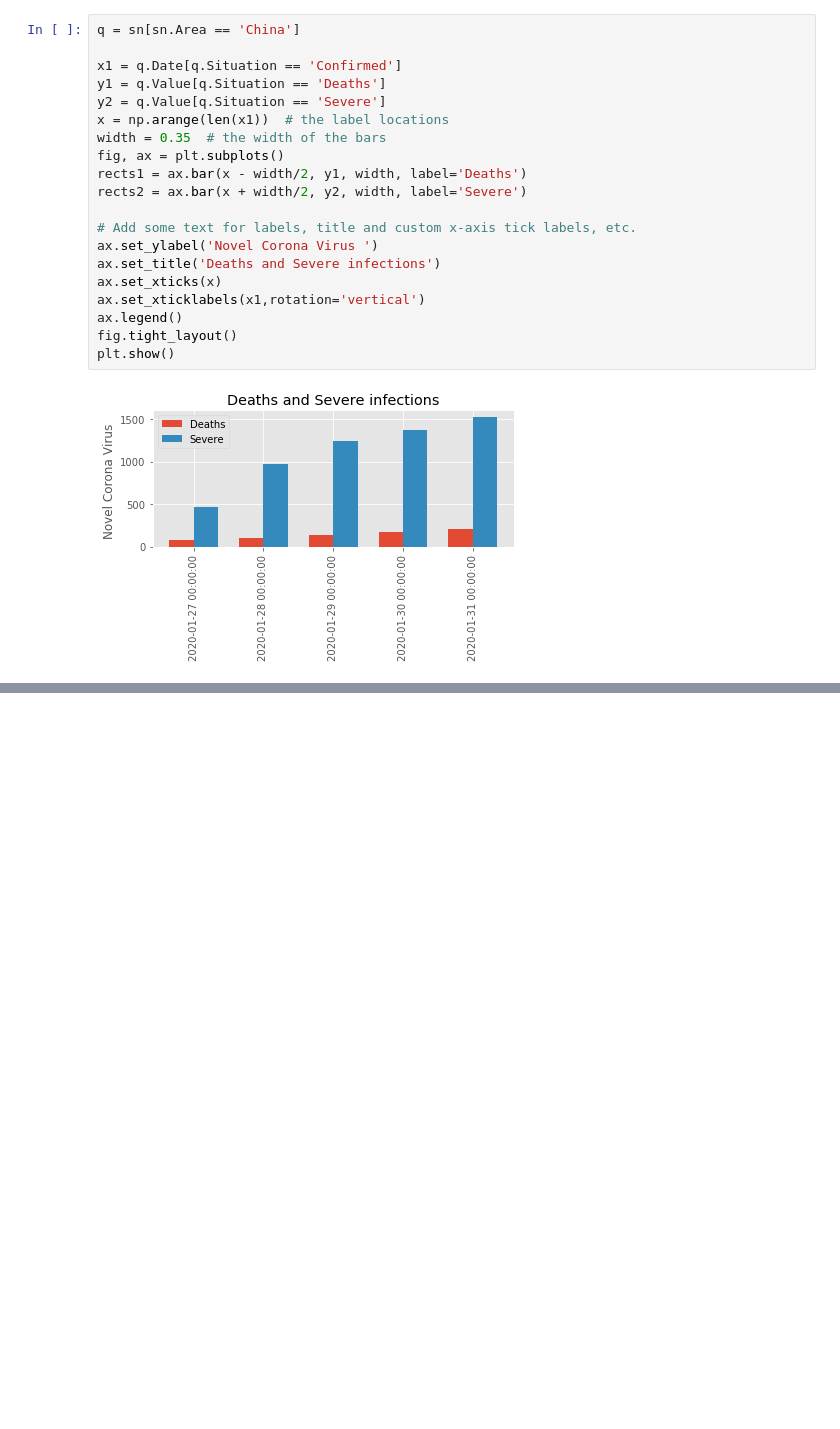
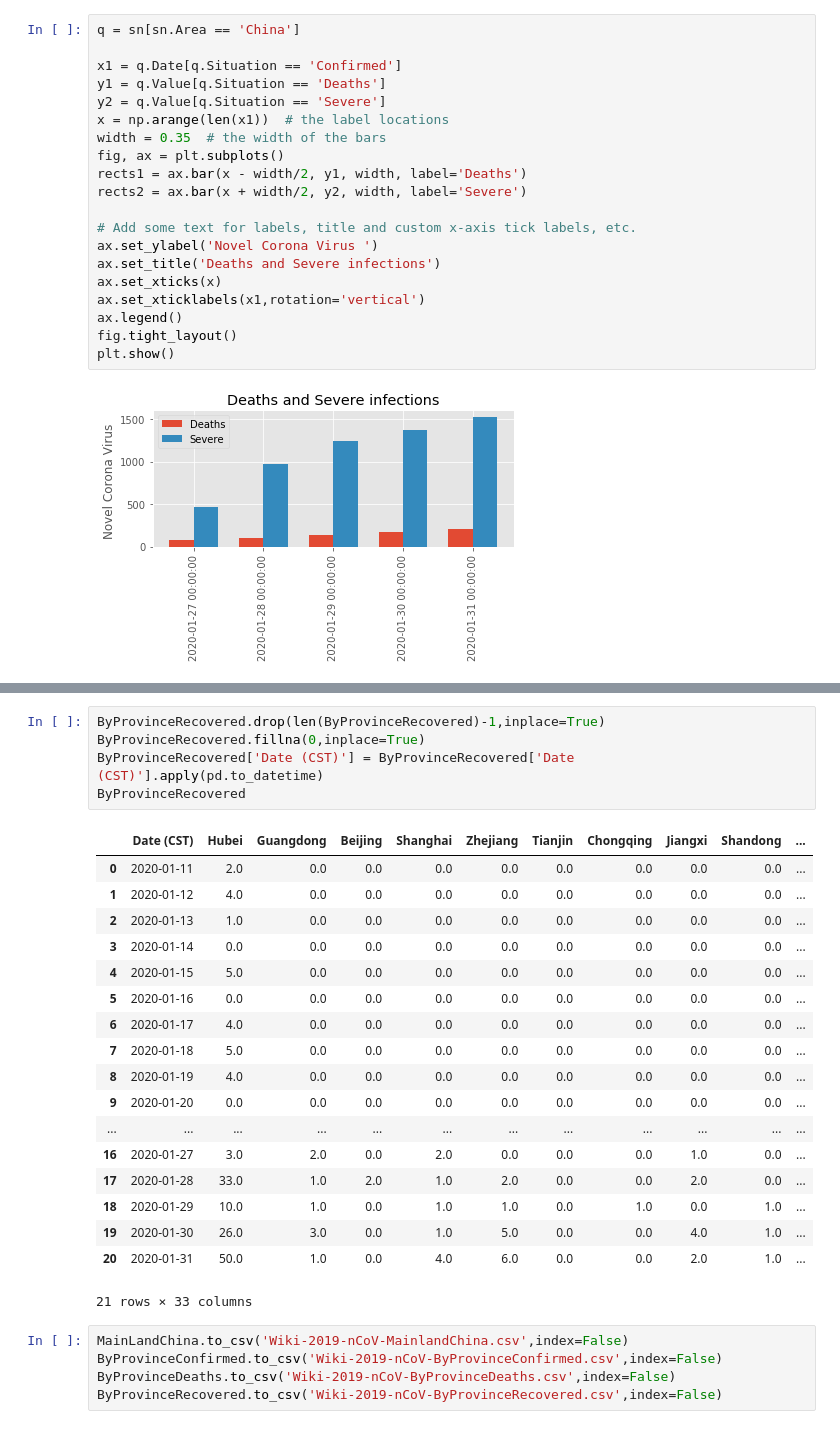
Before and after one commit to lxrocks/2019-nCoV, a Jupyter notebook: CoronaVirusData.ipynb, the cells around one changed output, grey strips where cells are left out. Cells and saved outputs as stored; diff of their text form; blank space fills up the shorter version.

```diff
--- a/CoronaVirusData.ipynb
+++ b/CoronaVirusData.ipynb
@@ -185,0 +200,29 @@ plt.show()
+# %%
+ByProvinceRecovered.drop(len(ByProvinceRecovered)-1,inplace=True)
+ByProvinceRecovered.fillna(0,inplace=True)
+ByProvinceRecovered['Date (CST)'] = ByProvinceRecovered['Date (CST)'].apply(pd.to_datetime)
+ByProvinceRecovered
+# %% [output]
+|  | Date (CST) | Hubei | Guangdong | Beijing | Shanghai | Zhejiang | Tianjin | Chongqing | Jiangxi | Shandong | ... |
+| 0 | 2020-01-11 | 2.0 | 0.0 | 0.0 | 0.0 | 0.0 | 0.0 | 0.0 | 0.0 | 0.0 | ... |
+| 1 | 2020-01-12 | 4.0 | 0.0 | 0.0 | 0.0 | 0.0 | 0.0 | 0.0 | 0.0 | 0.0 | ... |
+| 2 | 2020-01-13 | 1.0 | 0.0 | 0.0 | 0.0 | 0.0 | 0.0 | 0.0 | 0.0 | 0.0 | ... |
+| 3 | 2020-01-14 | 0.0 | 0.0 | 0.0 | 0.0 | 0.0 | 0.0 | 0.0 | 0.0 | 0.0 | ... |
+| 4 | 2020-01-15 | 5.0 | 0.0 | 0.0 | 0.0 | 0.0 | 0.0 | 0.0 | 0.0 | 0.0 | ... |
+| 5 | 2020-01-16 | 0.0 | 0.0 | 0.0 | 0.0 | 0.0 | 0.0 | 0.0 | 0.0 | 0.0 | ... |
+| 6 | 2020-01-17 | 4.0 | 0.0 | 0.0 | 0.0 | 0.0 | 0.0 | 0.0 | 0.0 | 0.0 | ... |
+| 7 | 2020-01-18 | 5.0 | 0.0 | 0.0 | 0.0 | 0.0 | 0.0 | 0.0 | 0.0 | 0.0 | ... |
+| 8 | 2020-01-19 | 4.0 | 0.0 | 0.0 | 0.0 | 0.0 | 0.0 | 0.0 | 0.0 | 0.0 | ... |
+| 9 | 2020-01-20 | 0.0 | 0.0 | 0.0 | 0.0 | 0.0 | 0.0 | 0.0 | 0.0 | 0.0 | ... |
+| ... | ... | ... | ... | ... | ... | ... | ... | ... | ... | ... | ... |
+| 16 | 2020-01-27 | 3.0 | 2.0 | 0.0 | 2.0 | 0.0 | 0.0 | 0.0 | 1.0 | 0.0 | ... |
+| 17 | 2020-01-28 | 33.0 | 1.0 | 2.0 | 1.0 | 2.0 | 0.0 | 0.0 | 2.0 | 0.0 | ... |
+| 18 | 2020-01-29 | 10.0 | 1.0 | 0.0 | 1.0 | 1.0 | 0.0 | 1.0 | 0.0 | 1.0 | ... |
+| 19 | 2020-01-30 | 26.0 | 3.0 | 0.0 | 1.0 | 5.0 | 0.0 | 0.0 | 4.0 | 1.0 | ... |
+| 20 | 2020-01-31 | 50.0 | 1.0 | 0.0 | 4.0 | 6.0 | 0.0 | 0.0 | 2.0 | 1.0 | ... |
+21 rows × 33 columns
+# %%
+MainLandChina.to_csv('Wiki-2019-nCoV-MainlandChina.csv',index=False)
+ByProvinceConfirmed.to_csv('Wiki-2019-nCoV-ByProvinceConfirmed.csv',index=False)
+ByProvinceDeaths.to_csv('Wiki-2019-nCoV-ByProvinceDeaths.csv',index=False)
+ByProvinceRecovered.to_csv('Wiki-2019-nCoV-ByProvinceRecovered.csv',index=False)
```
Also changed, not shown: parts of 12 cells of this notebook.
